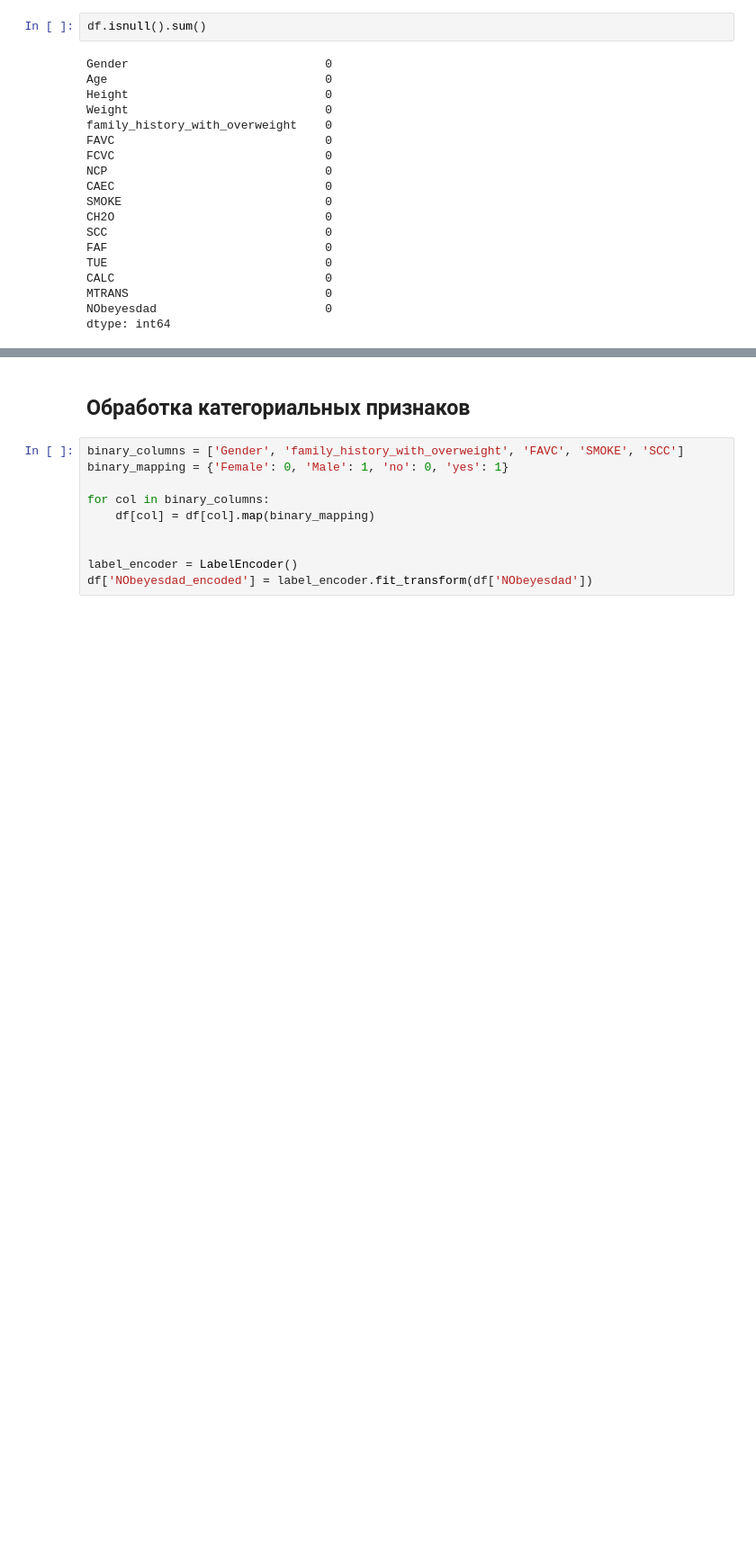
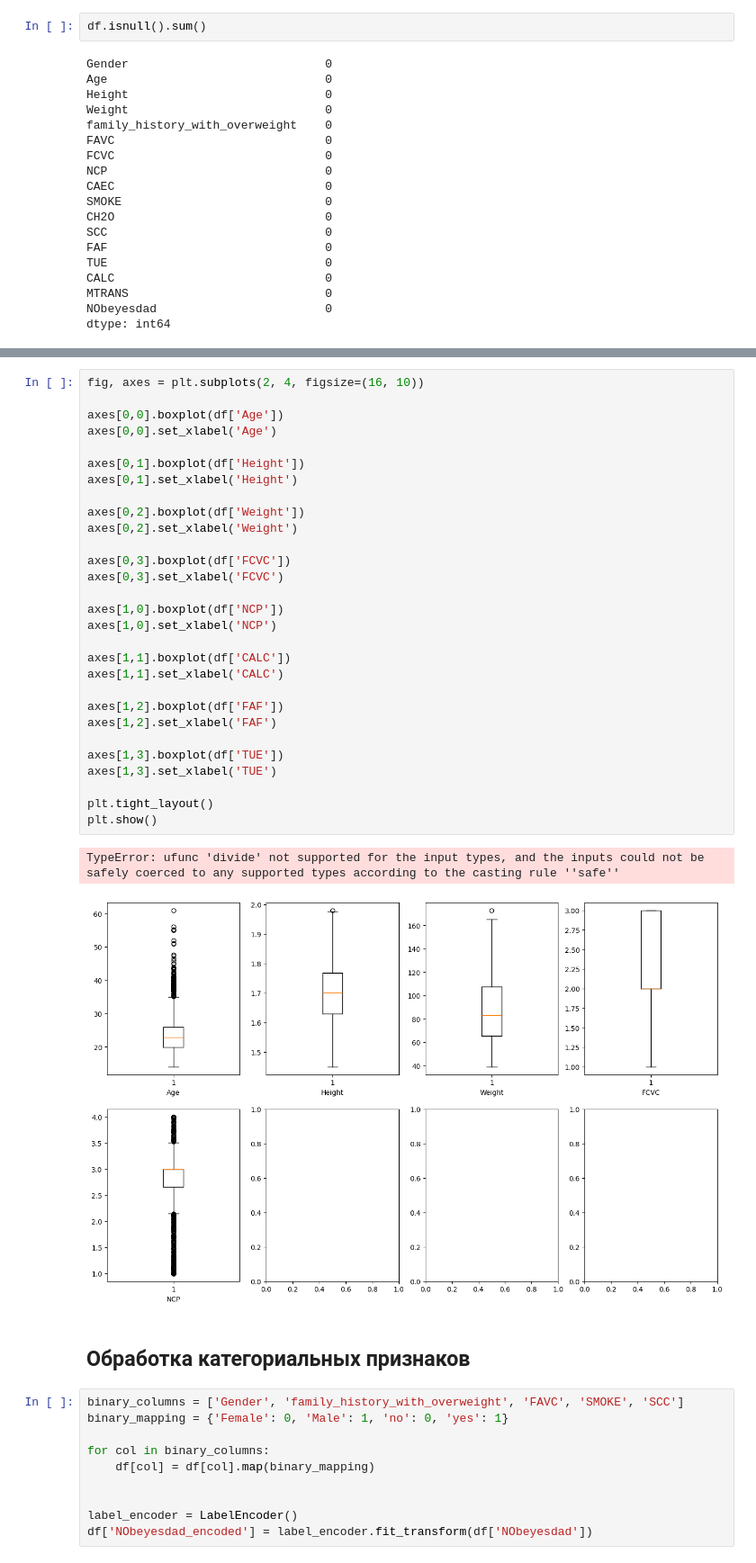
Before and after one commit to Hracc/Multiclass_prediction_of_obesity_risk, a Jupyter notebook: shared_folder/sasha_folder/data.ipynb, the cells around one changed output, grey strips where cells are left out. Shown: that part at 90% size. Cells and saved outputs as stored; diff of their text form; blank space fills up the shorter version.

```diff
--- a/shared_folder/sasha_folder/data.ipynb
+++ b/shared_folder/sasha_folder/data.ipynb
@@ -143,3 +207,35 @@ dtype: int64
+# %%
+fig, axes = plt.subplots(2, 4, figsize=(16, 10))
+
+axes[0,0].boxplot(df['Age'])
+axes[0,0].set_xlabel('Age')
+
+axes[0,1].boxplot(df['Height'])
+axes[0,1].set_xlabel('Height')
+
+axes[0,2].boxplot(df['Weight'])
+axes[0,2].set_xlabel('Weight')
+
+axes[0,3].boxplot(df['FCVC'])
+axes[0,3].set_xlabel('FCVC')
+
+axes[1,0].boxplot(df['NCP'])
+axes[1,0].set_xlabel('NCP')
+
+axes[1,1].boxplot(df['CALC'])
+axes[1,1].set_xlabel('CALC')
+
+axes[1,2].boxplot(df['FAF'])
+axes[1,2].set_xlabel('FAF')
+
+axes[1,3].boxplot(df['TUE'])
+axes[1,3].set_xlabel('TUE')
+
+plt.tight_layout()
+plt.show()
+# %% [output]
+TypeError: ufunc 'divide' not supported for the input types, and the inputs could not be safely coerced to any supported types according to the casting rule ''safe''
+[figure, added]
 # %% [markdown]
 ## Обработка категориальных признаков
 # %%
```
Also changed, not shown: parts of 6 cells of this notebook, 3 other files.
